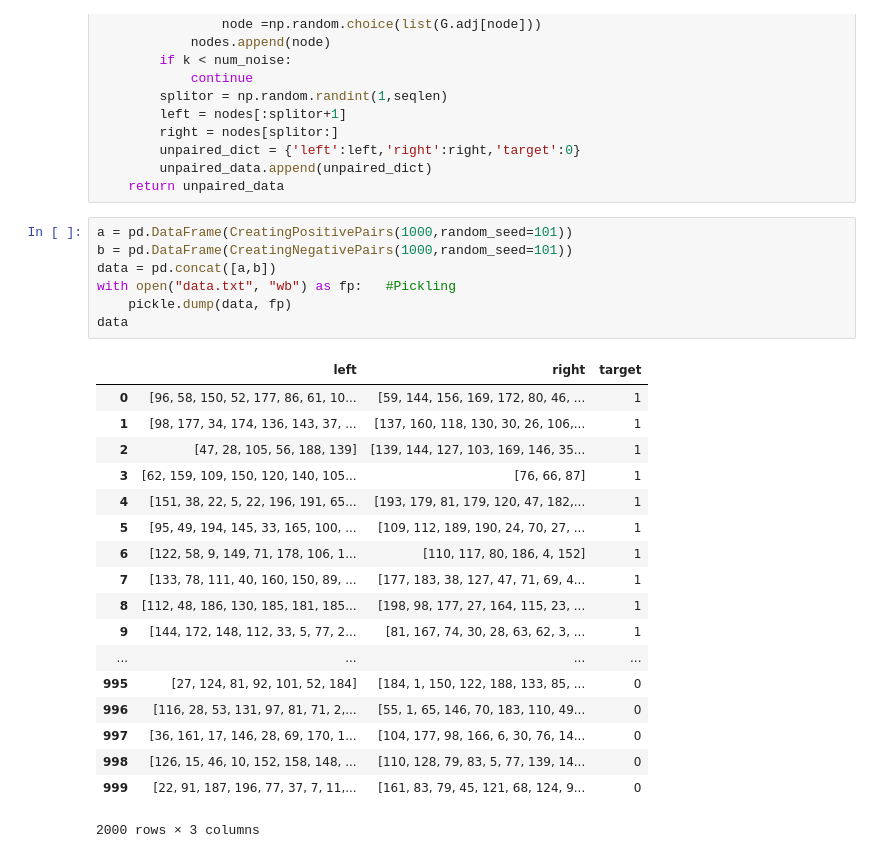
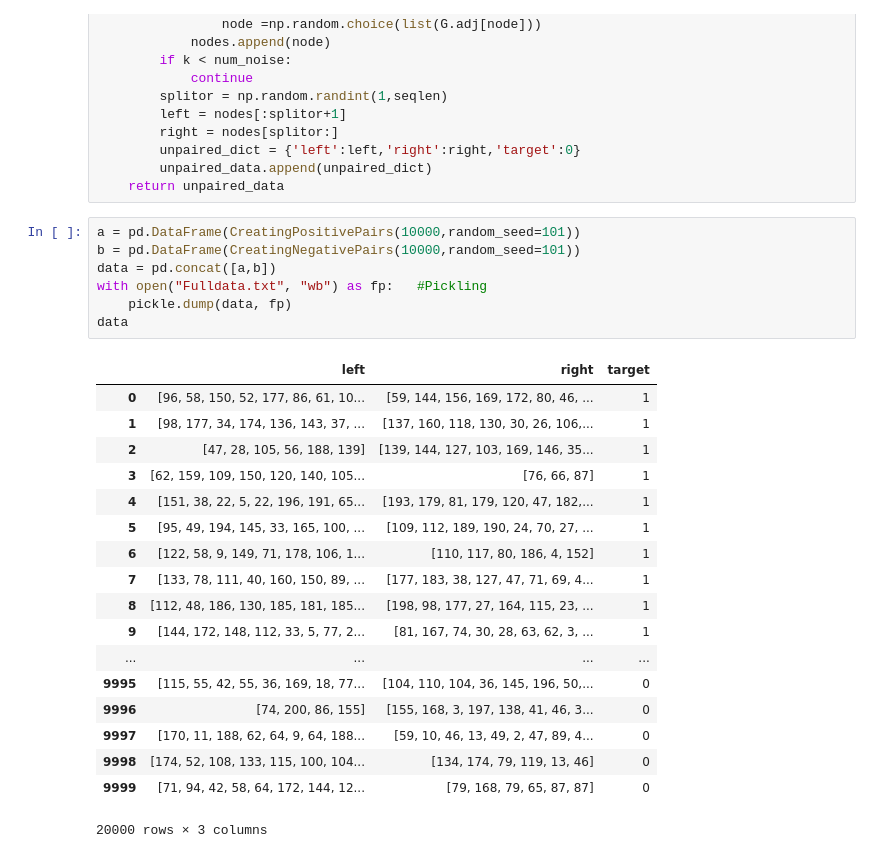
Before and after one commit to ChihchengHsieh/P700, a Jupyter notebook: Generating_data.ipynb, the cells around one changed output. Saved outputs shown, nothing was run; the diff lists cells and outputs as text.

```diff
--- a/Generating_data.ipynb
+++ b/Generating_data.ipynb
@@ -90,28 +91,28 @@ def CreatingNegativePairs(num_pairs=10, seqlen= 50,prob= 0.1, random_seed=None,
         unpaired_data.append(unpaired_dict)
     return unpaired_data
 # %%
-a = pd.DataFrame(CreatingPositivePairs(1000,random_seed=101))
-b = pd.DataFrame(CreatingNegativePairs(1000,random_seed=101))
+a = pd.DataFrame(CreatingPositivePairs(10000,random_seed=101))
+b = pd.DataFrame(CreatingNegativePairs(10000,random_seed=101))
 data = pd.concat([a,b])
-with open("data.txt", "wb") as fp:   #Pickling
+with open("Fulldata.txt", "wb") as fp:   #Pickling
     pickle.dump(data, fp)
 data
 # %% [output]
 |  | left | right | target |
 | 0 | [96, 58, 150, 52, 177, 86, 61, 10... | [59, 144, 156, 169, 172, 80, 46, ... | 1 |
 | 1 | [98, 177, 34, 174, 136, 143, 37, ... | [137, 160, 118, 130, 30, 26, 106,... | 1 |
 | 2 | [47, 28, 105, 56, 188, 139] | [139, 144, 127, 103, 169, 146, 35... | 1 |
 | 3 | [62, 159, 109, 150, 120, 140, 105... | [76, 66, 87] | 1 |
 | 4 | [151, 38, 22, 5, 22, 196, 191, 65... | [193, 179, 81, 179, 120, 47, 182,... | 1 |
 | 5 | [95, 49, 194, 145, 33, 165, 100, ... | [109, 112, 189, 190, 24, 70, 27, ... | 1 |
 | 6 | [122, 58, 9, 149, 71, 178, 106, 1... | [110, 117, 80, 186, 4, 152] | 1 |
 | 7 | [133, 78, 111, 40, 160, 150, 89, ... | [177, 183, 38, 127, 47, 71, 69, 4... | 1 |
 | 8 | [112, 48, 186, 130, 185, 181, 185... | [198, 98, 177, 27, 164, 115, 23, ... | 1 |
 | 9 | [144, 172, 148, 112, 33, 5, 77, 2... | [81, 167, 74, 30, 28, 63, 62, 3, ... | 1 |
 | ... | ... | ... | ... |
-| 995 | [27, 124, 81, 92, 101, 52, 184] | [184, 1, 150, 122, 188, 133, 85, ... | 0 |
-| 996 | [116, 28, 53, 131, 97, 81, 71, 2,... | [55, 1, 65, 146, 70, 183, 110, 49... | 0 |
-| 997 | [36, 161, 17, 146, 28, 69, 170, 1... | [104, 177, 98, 166, 6, 30, 76, 14... | 0 |
-| 998 | [126, 15, 46, 10, 152, 158, 148, ... | [110, 128, 79, 83, 5, 77, 139, 14... | 0 |
-| 999 | [22, 91, 187, 196, 77, 37, 7, 11,... | [161, 83, 79, 45, 121, 68, 124, 9... | 0 |
+| 9995 | [115, 55, 42, 55, 36, 169, 18, 77... | [104, 110, 104, 36, 145, 196, 50,... | 0 |
+| 9996 | [74, 200, 86, 155] | [155, 168, 3, 197, 138, 41, 46, 3... | 0 |
+| 9997 | [170, 11, 188, 62, 64, 9, 64, 188... | [59, 10, 46, 13, 49, 2, 47, 89, 4... | 0 |
+| 9998 | [174, 52, 108, 133, 115, 100, 104... | [134, 174, 79, 119, 13, 46] | 0 |
+| 9999 | [71, 94, 42, 58, 64, 172, 144, 12... | [79, 168, 79, 65, 87, 87] | 0 |
-2000 rows × 3 columns
+20000 rows × 3 columns
```
Also changed, not shown: parts of 2 cells of this notebook, 21 other files.
